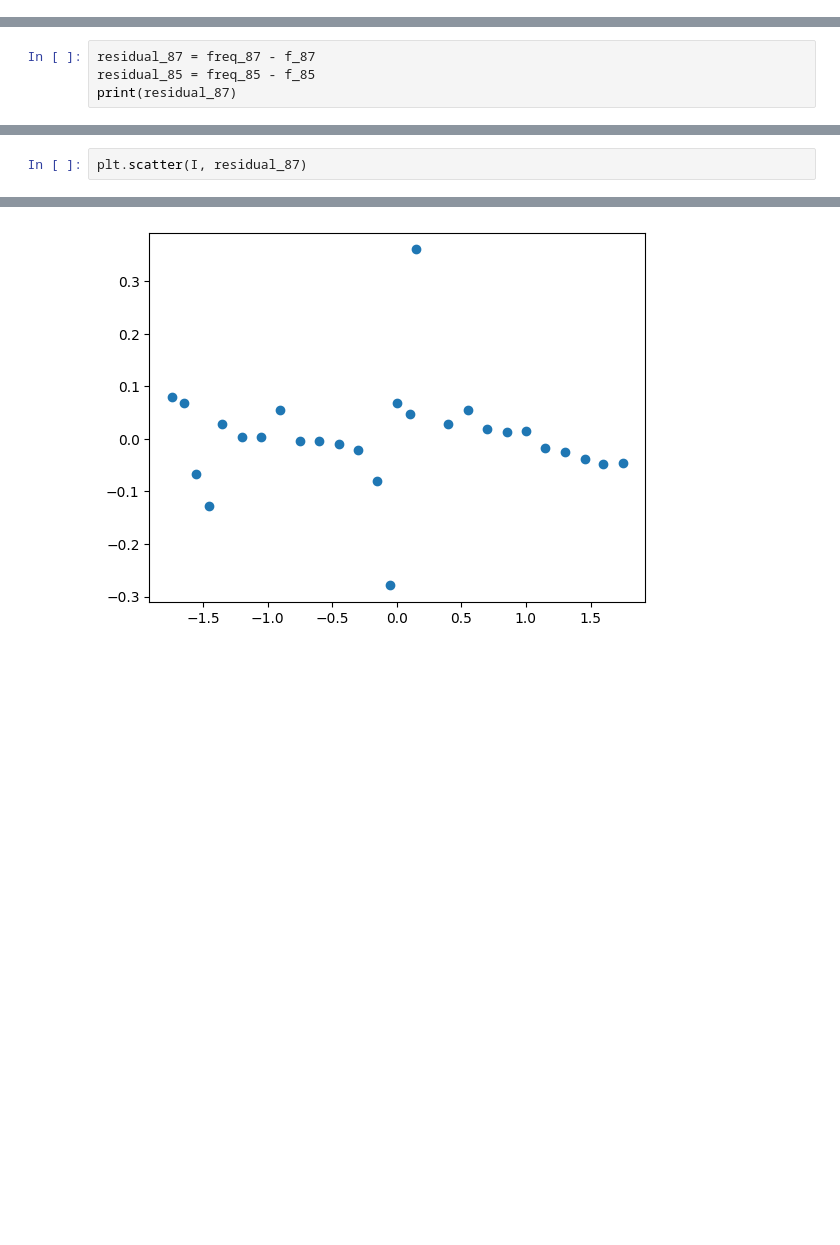
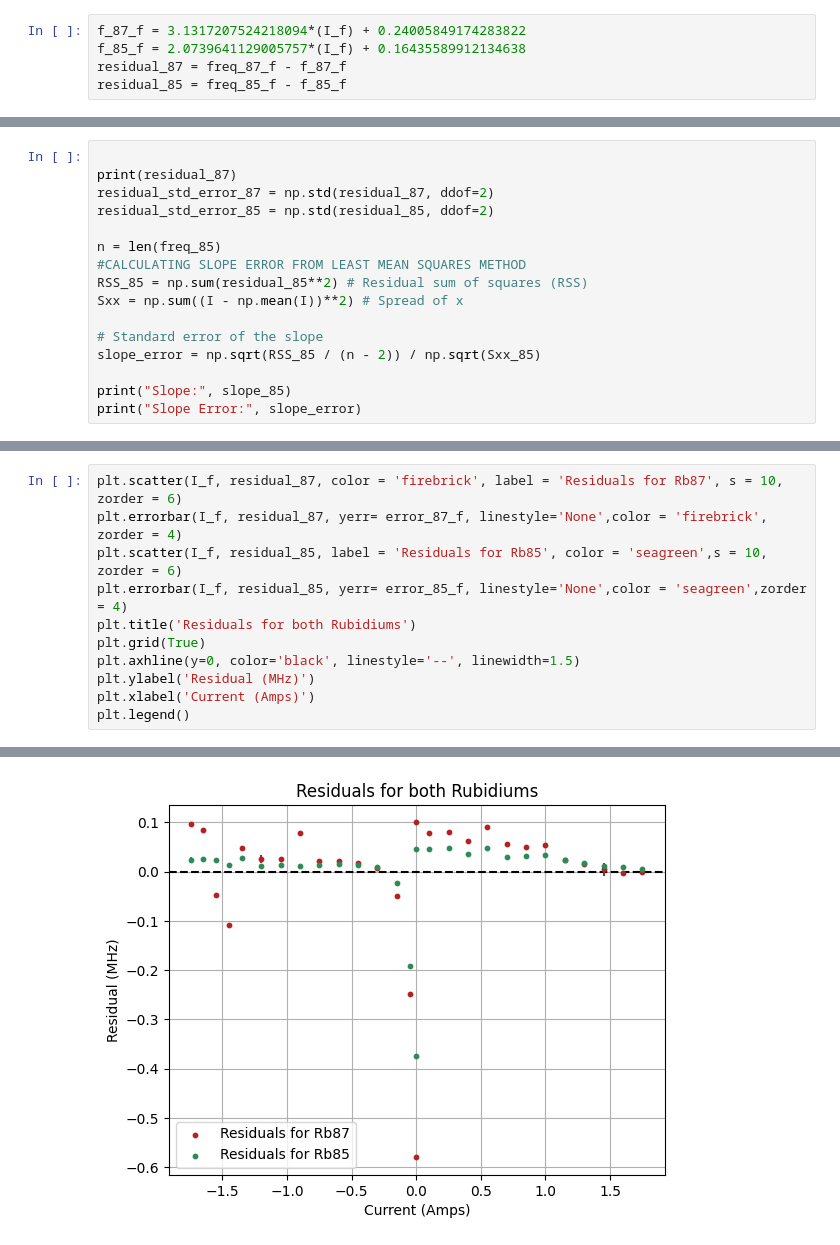
Before and after one commit to sydperk8/111b-Labs, a Jupyter notebook: OPTlab.ipynb, the cells around one changed output, grey strips where cells are left out. Saved outputs shown, nothing was run; the diff lists cells and outputs as text; blank space fills up the shorter version.

```diff
--- a/OPTlab.ipynb
+++ b/OPTlab.ipynb
@@ -35,0 +144,5 @@ f_85 = 2.1*(I) + .161
+# %%
+f_87_f = 3.1317207524218094*(I_f) + 0.24005849174283822
+f_85_f = 2.0739641129005757*(I_f) + 0.16435589912134638
+residual_87 = freq_87_f - f_87_f
+residual_85 = freq_85_f - f_85_f
@@ -50,5 +206,17 @@ plt.scatter(I, freq_85)
 # %%
-residual_87 = freq_87 - f_87
-residual_85 = freq_85 - f_85
+
 print(residual_87)
+residual_std_error_87 = np.std(residual_87, ddof=2)
+residual_std_error_85 = np.std(residual_85, ddof=2)
+
+n = len(freq_85)
+#CALCULATING SLOPE ERROR FROM LEAST MEAN SQUARES METHOD
+RSS_85 = np.sum(residual_85**2) # Residual sum of squares (RSS)
+Sxx = np.sum((I - np.mean(I))**2) # Spread of x
+
+# Standard error of the slope
+slope_error = np.sqrt(RSS_85 / (n - 2)) / np.sqrt(Sxx_85)
+
+print("Slope:", slope_85)
+print("Slope Error:", slope_error)
 # %% [output]
@@ -59,3 +232,12 @@ print(residual_87)
 # %%
-plt.scatter(I, residual_87)
+plt.scatter(I_f, residual_87, color = 'firebrick', label = 'Residuals for Rb87', s = 10, zorder = 6)
+plt.errorbar(I_f, residual_87, yerr= error_87_f, linestyle='None',color = 'firebrick', zorder = 4)
+plt.scatter(I_f, residual_85, label = 'Residuals for Rb85', color = 'seagreen',s = 10,  zorder = 6)
+plt.errorbar(I_f, residual_85, yerr= error_85_f, linestyle='None',color = 'seagreen',zorder = 4)
+plt.title('Residuals for both Rubidiums')
+plt.grid(True)
+plt.axhline(y=0, color='black', linestyle='--', linewidth=1.5)
+plt.ylabel('Residual (MHz)')
+plt.xlabel('Current (Amps)')
+plt.legend()
 # %% [output]
@@ -63 +245 @@ plt.scatter(I, residual_87)
-[figure, old version]
+[figure, new version]
```
Also changed, not shown: parts of 19 cells of this notebook.
